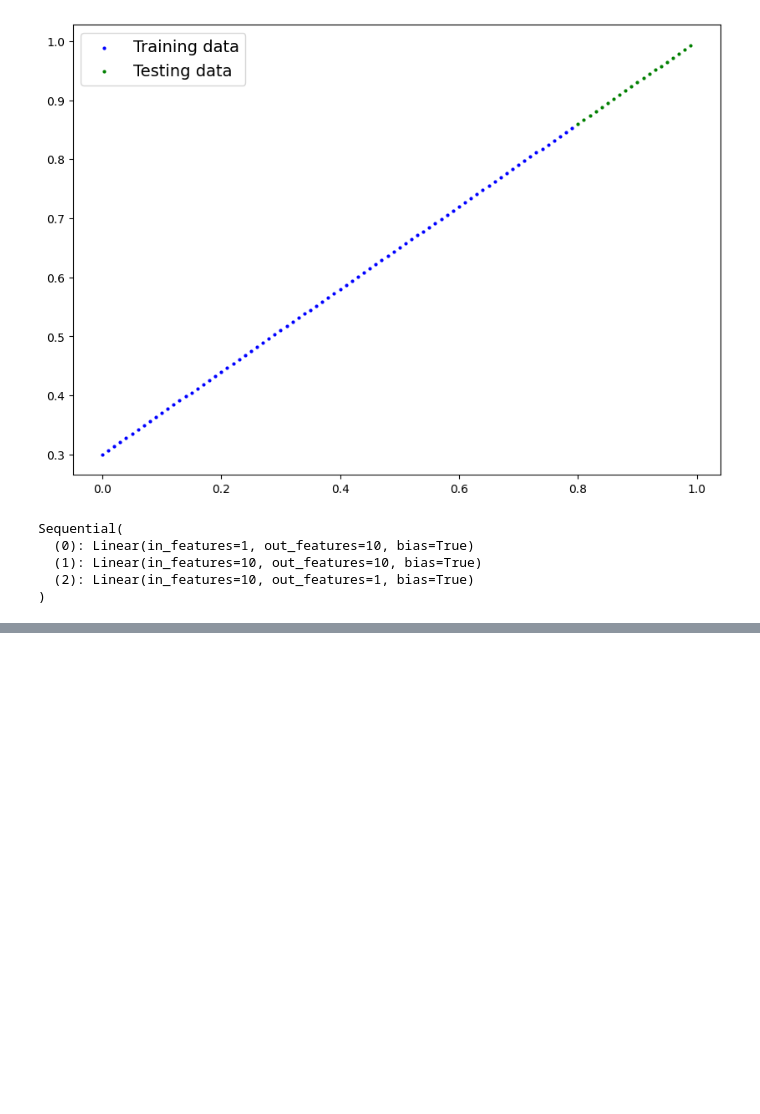
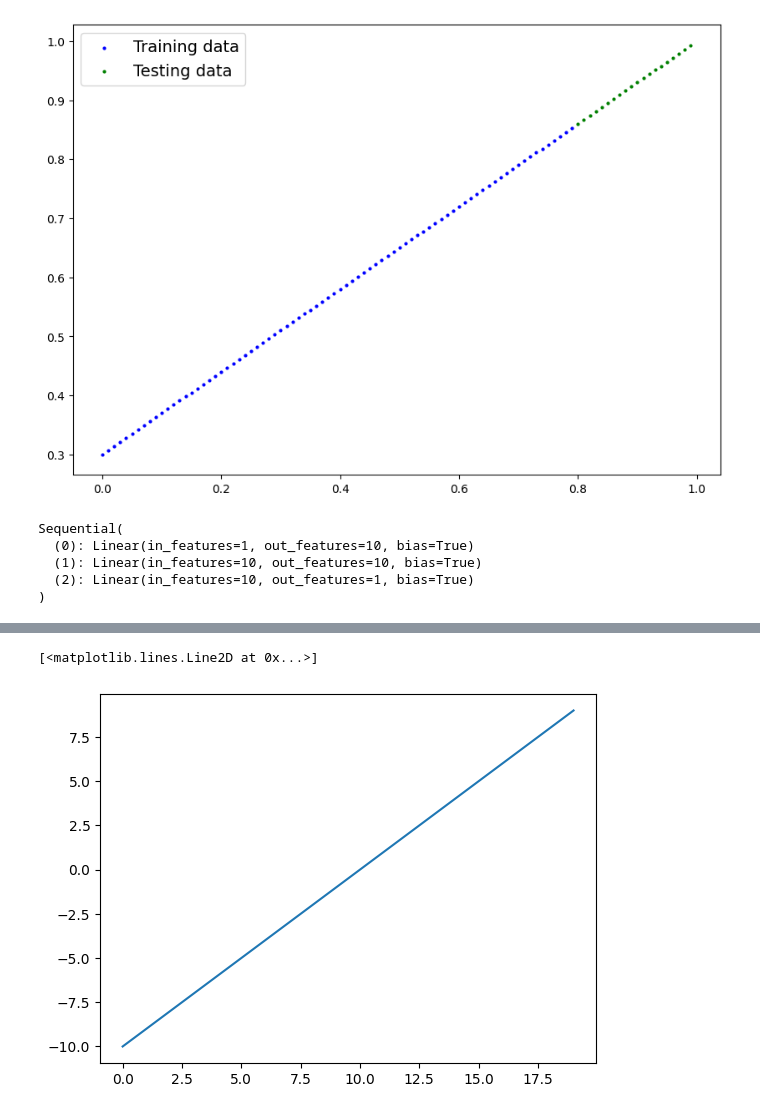
Before and after one commit to froestiago/pytorch-course, a Jupyter notebook: 02_neural_network__classification.ipynb, the cells around one changed output, grey strips where cells are left out. Drawn from its saved outputs; the diff is of its cells as text; code cells hidden in the pictures; blank space fills up the shorter version.

```diff
--- a/02_neural_network__classification.ipynb
+++ b/02_neural_network__classification.ipynb
@@ -617,0 +776,6 @@ plot_predictions(train_data = X_train_regression.cpu(),
+# %%
+# Visualize the tensor
+plt.plot(A)
+# %% [output]
+[<matplotlib.lines.Line2D at 0x...>]
+[figure, added]
```
Also changed, not shown: parts of 27 cells of this notebook.
